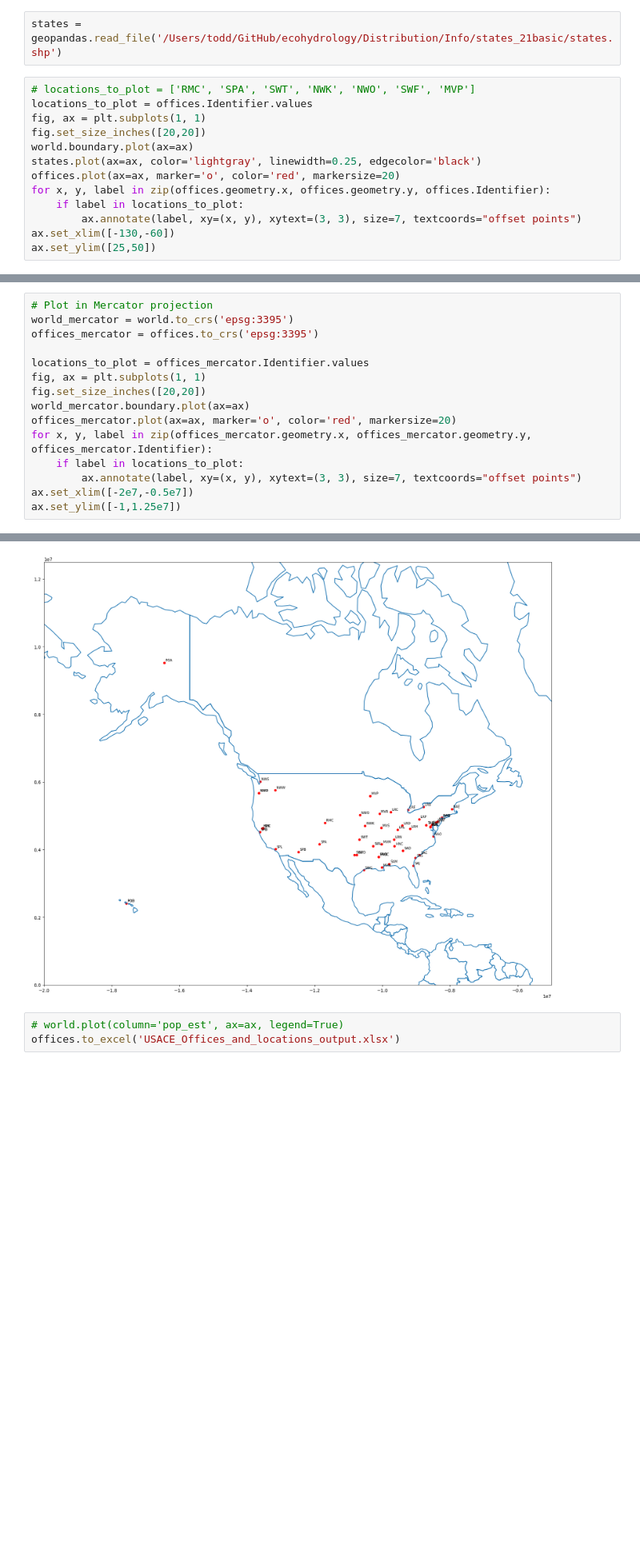
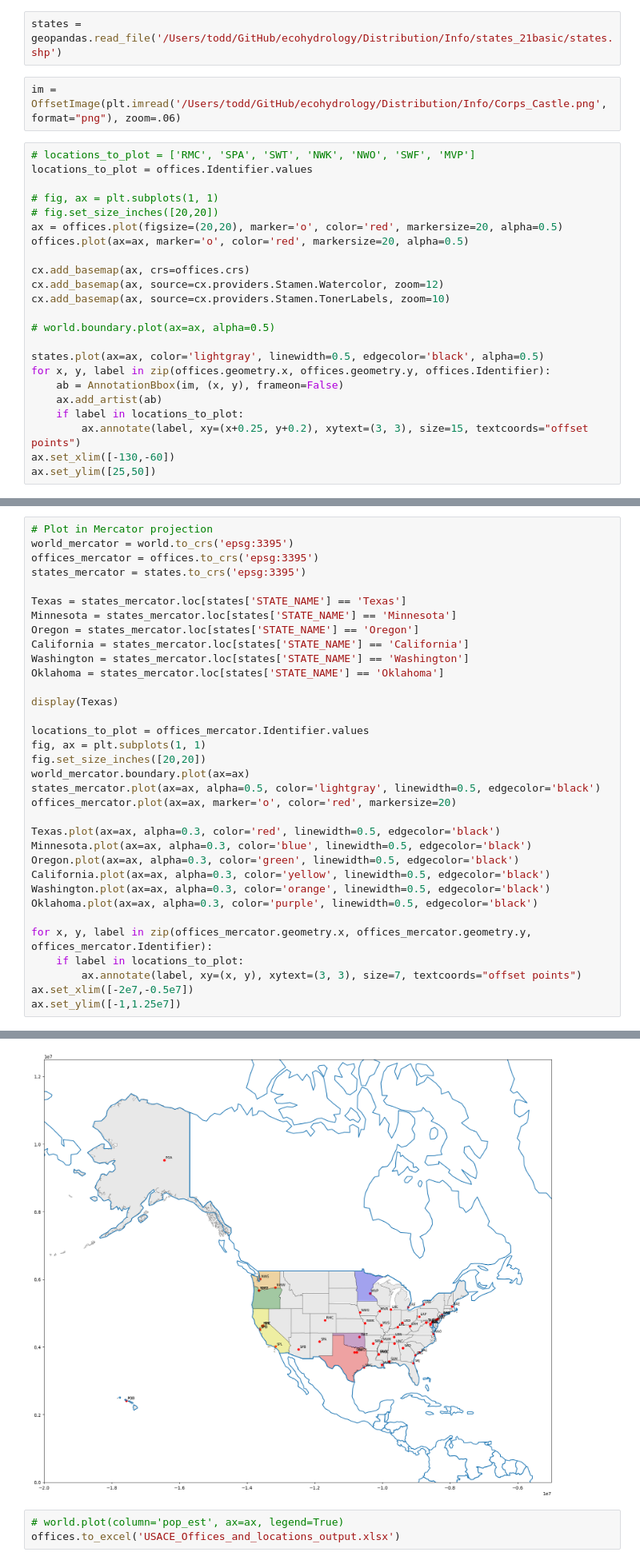
Before and after one commit to EcohydrologyTeam/Distribution, a Jupyter notebook: Info/Plot_USACE_office_locations_xls.ipynb, the cells around one changed output, grey strips where cells are left out. Shown at 80% size. Drawn from its saved outputs; the diff is of its cells as text; blank space fills up the shorter version.

```diff
--- a/Info/Plot_USACE_office_locations_xls.ipynb
+++ b/Info/Plot_USACE_office_locations_xls.ipynb
@@ -41,17 +26,29 @@ cities = geopandas.read_file(geopandas.datasets.get_path('naturalearth_cities'))
 # North_America = world[world.continent == 'North America']
 # %%
 states = geopandas.read_file('/Users/todd/GitHub/ecohydrology/Distribution/Info/states_21basic/states.shp')
+# %%
+im = OffsetImage(plt.imread('/Users/todd/GitHub/ecohydrology/Distribution/Info/Corps_Castle.png', format="png"), zoom=.06)
 # %%
 # locations_to_plot = ['RMC', 'SPA', 'SWT', 'NWK', 'NWO', 'SWF', 'MVP']
 locations_to_plot = offices.Identifier.values
-fig, ax = plt.subplots(1, 1)
-fig.set_size_inches([20,20])
-world.boundary.plot(ax=ax)
-states.plot(ax=ax, color='lightgray', linewidth=0.25, edgecolor='black')
-offices.plot(ax=ax, marker='o', color='red', markersize=20)
+
+# fig, ax = plt.subplots(1, 1)
+# fig.set_size_inches([20,20])
+ax = offices.plot(figsize=(20,20), marker='o', color='red', markersize=20, alpha=0.5)
+offices.plot(ax=ax, marker='o', color='red', markersize=20, alpha=0.5)
+
+cx.add_basemap(ax, crs=offices.crs)
+cx.add_basemap(ax, source=cx.providers.Stamen.Watercolor, zoom=12)
+cx.add_basemap(ax, source=cx.providers.Stamen.TonerLabels, zoom=10)
+
+# world.boundary.plot(ax=ax, alpha=0.5)
+
+states.plot(ax=ax, color='lightgray', linewidth=0.5, edgecolor='black', alpha=0.5)
 for x, y, label in zip(offices.geometry.x, offices.geometry.y, offices.Identifier):
+    ab = AnnotationBbox(im, (x, y), frameon=False)
+    ax.add_artist(ab)
     if label in locations_to_plot:
-        ax.annotate(label, xy=(x, y), xytext=(3, 3), size=7, textcoords="offset points")
+        ax.annotate(label, xy=(x+0.25, y+0.2), xytext=(3, 3), size=15, textcoords="offset points")
 ax.set_xlim([-130,-60])
 ax.set_ylim([25,50])
 # %% [output]
@@ -61,12 +58,31 @@ ax.set_ylim([25,50])
 # Plot in Mercator projection
 world_mercator = world.to_crs('epsg:3395')
 offices_mercator = offices.to_crs('epsg:3395')
+states_mercator = states.to_crs('epsg:3395')
+
+Texas = states_mercator.loc[states['STATE_NAME'] == 'Texas']
+Minnesota = states_mercator.loc[states['STATE_NAME'] == 'Minnesota']
+Oregon = states_mercator.loc[states['STATE_NAME'] == 'Oregon']
+California = states_mercator.loc[states['STATE_NAME'] == 'California']
+Washington = states_mercator.loc[states['STATE_NAME'] == 'Washington']
+Oklahoma = states_mercator.loc[states['STATE_NAME'] == 'Oklahoma']
+
+display(Texas)
 
 locations_to_plot = offices_mercator.Identifier.values
 fig, ax = plt.subplots(1, 1)
 fig.set_size_inches([20,20])
 world_mercator.boundary.plot(ax=ax)
+states_mercator.plot(ax=ax, alpha=0.5, color='lightgray', linewidth=0.5, edgecolor='black')
 offices_mercator.plot(ax=ax, marker='o', color='red', markersize=20)
+
+Texas.plot(ax=ax, alpha=0.3, color='red', linewidth=0.5, edgecolor='black')
+Minnesota.plot(ax=ax, alpha=0.3, color='blue', linewidth=0.5, edgecolor='black')
+Oregon.plot(ax=ax, alpha=0.3, color='green', linewidth=0.5, edgecolor='black')
+California.plot(ax=ax, alpha=0.3, color='yellow', linewidth=0.5, edgecolor='black')
+Washington.plot(ax=ax, alpha=0.3, color='orange', linewidth=0.5, edgecolor='black')
+Oklahoma.plot(ax=ax, alpha=0.3, color='purple', linewidth=0.5, edgecolor='black')
+
 for x, y, label in zip(offices_mercator.geometry.x, offices_mercator.geometry.y, offices_mercator.Identifier):
     if label in locations_to_plot:
         ax.annotate(label, xy=(x, y), xytext=(3, 3), size=7, textcoords="offset points")
@@ -76,5 +94,5 @@ ax.set_ylim([-1,1.25e7])
 (-1.0, 12500000.0)
-[figure, old version]
+[figure, new version]
 # %%
 # world.plot(column='pop_est', ax=ax, legend=True)
 offices.to_excel('USACE_Offices_and_locations_output.xlsx')
```
Also changed, not shown: parts of 6 cells of this notebook, 5 other files.
